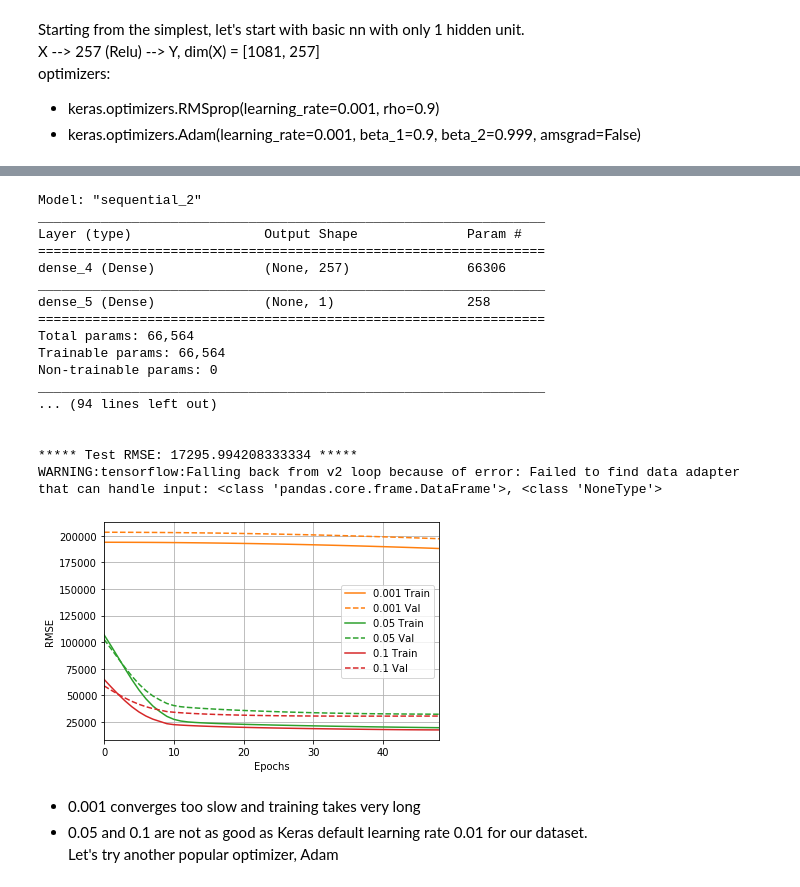
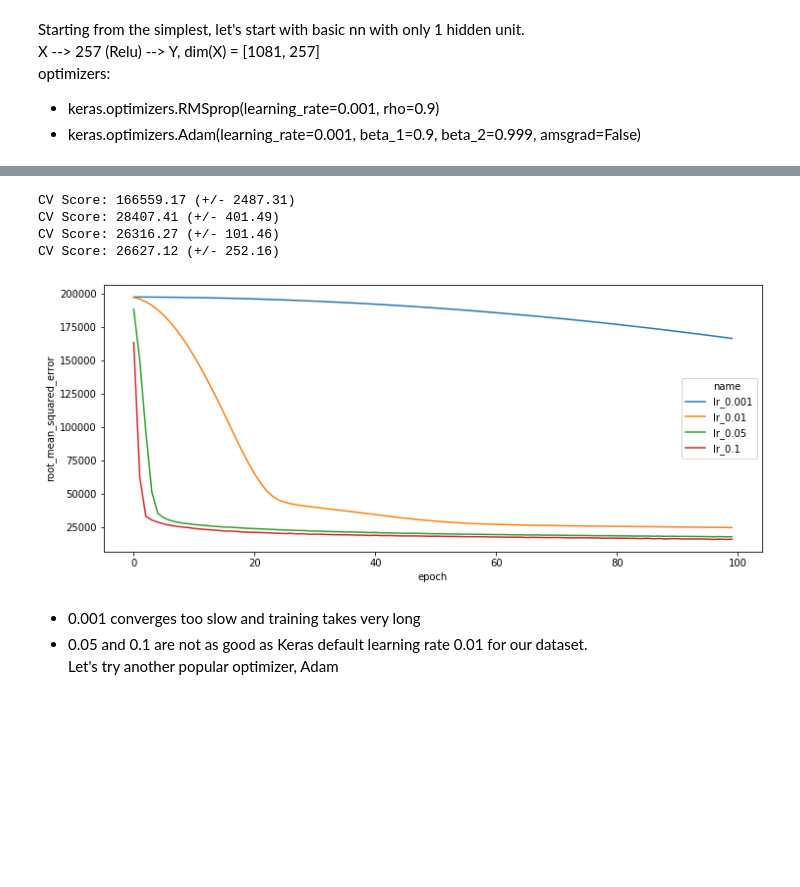
Before and after one commit to melaniezheng/dnn_house_saleprice, a Jupyter notebook: keras.ipynb, the cells around one changed output, grey strips where cells are left out. Drawn from its saved outputs; the diff is of its cells as text; code cells hidden in the pictures; blank space fills up the shorter version.

```diff
--- a/keras.ipynb
+++ b/keras.ipynb
@@ -321,38 +230,18 @@ let's try other learning rate to see if see if we can furture improve basic neur
-# %%
-for lr in [0.001, 0.05, 0.1]:
-    model = simple_model(optimizer = keras.optimizers.RMSprop(lr))
-    training_time, history = model_fit(model, f'lr/simple_rmsprop_lr{str(lr)}')
-
-    plotter.plot({str(lr): history}, metric = "root_mean_squared_error")
-    plt.ylabel('RMSE')
-
-    # predict
-    test_predictions = model.predict(testdf_s).flatten()
-    rmse = test_rmse(test_predictions) # print test set rmse.
-    print('\n')
-    print('*'*5 + f' Test RMSE: {rmse} '+ '*'*5)
-
-    final_pred = model.predict(test_s).flatten()
-    final_predictions['simple_rmsprop_lr_'+str(lr)] = final_pred
-# %% [output]
-Model: "sequential_2"
-_________________________________________________________________
-Layer (type)                 Output Shape              Param #
-=================================================================
-dense_4 (Dense)              (None, 257)               66306
-_________________________________________________________________
-dense_5 (Dense)              (None, 1)                 258
-=================================================================
-Total params: 66,564
-Trainable params: 66,564
-Non-trainable params: 0
-_________________________________________________________________
-... (94 lines left out)
-
-
-***** Test RMSE: 17295.994208333334 *****
-WARNING:tensorflow:Falling back from v2 loop because of error: Failed to find data adapter that can handle input: <class 'pandas.core.frame.DataFrame'>, <class 'NoneType'>
-[figure, removed]
+# %%
+histories_lst = []
+lr_range = [0.001, 0.01, 0.05, 0.1]
+for lr in lr_range:
+    optimizer = keras.optimizers.RMSprop(lr)
+    estimator = simple_model()
+    histories, cvscores = get_cv_scores(estimator, optimizer = optimizer, max_epochs = 100)
+    histories_lst.append(histories) # nested list
+plot_histories_with_names(histories_lst, names = ['lr_'+str(lr) for lr in lr_range])
+# %% [output]
+CV Score: 166559.17 (+/- 2487.31)
+CV Score: 28407.41 (+/- 401.49)
+CV Score: 26316.27 (+/- 101.46)
+CV Score: 26627.12 (+/- 252.16)
+[figure, added]
 # %% [markdown]
 - 0.001 converges too slow and training takes very long
 - 0.05 and 0.1 are not as good as Keras default learning rate 0.01 for our dataset.
```
Also changed, not shown: parts of 100 cells of this notebook.
